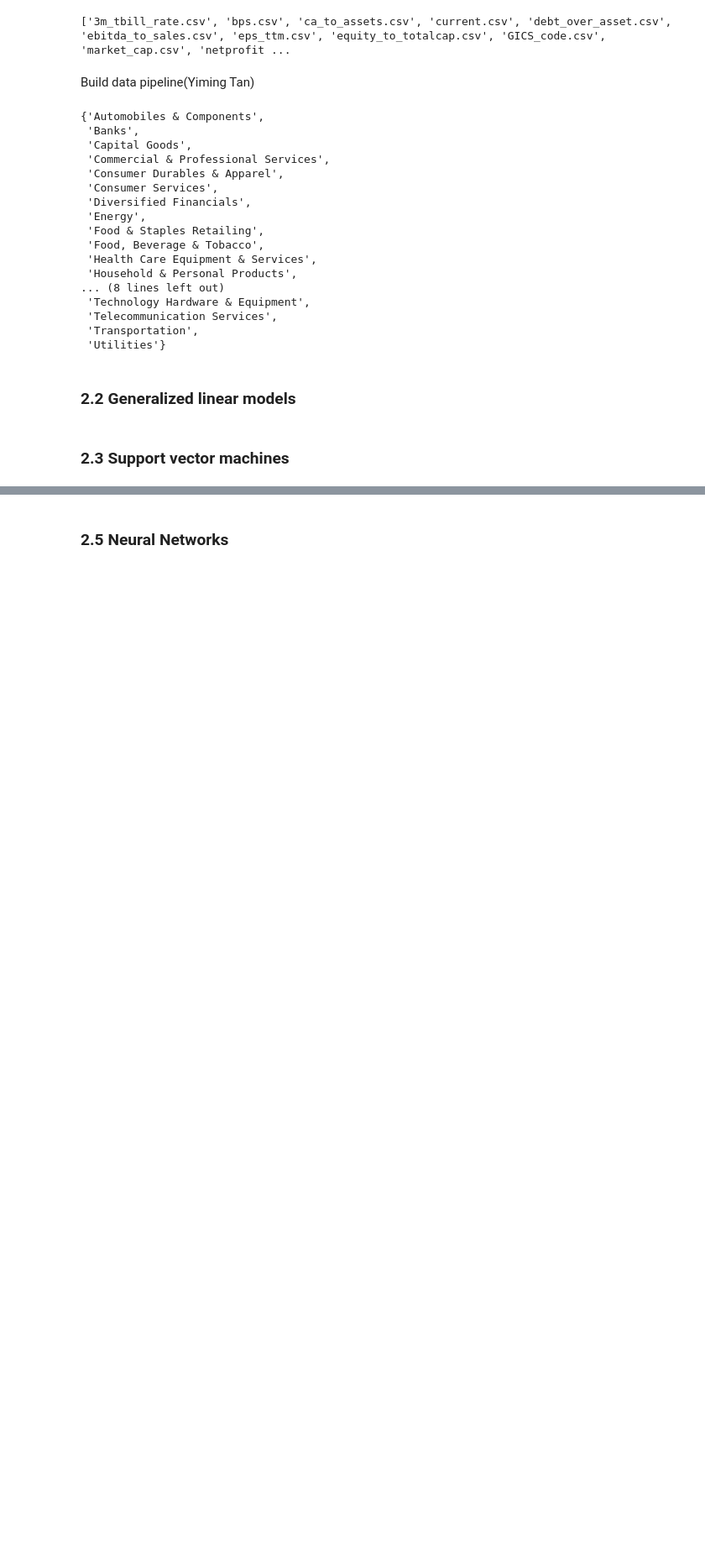
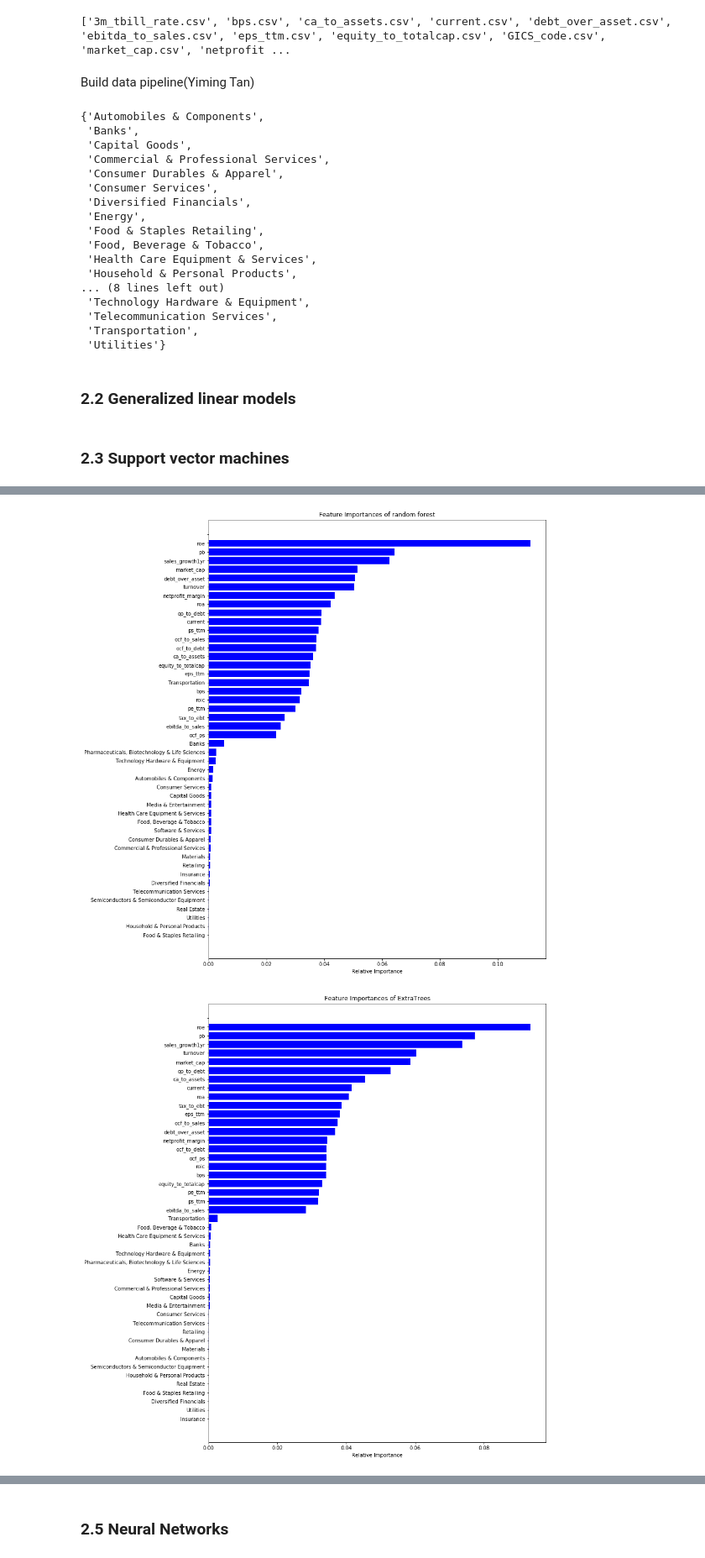
Before and after one commit to lanyama19/CFRM521Project, a Jupyter notebook: CFRM521_Project .ipynb, the cells around one changed output, grey strips where cells are left out. Shown: that part at 84% size. Drawn from its saved outputs; the diff is of its cells as text; code cells hidden in the pictures; blank space fills up the shorter version.

```diff
--- a/CFRM521_Project .ipynb
+++ b/CFRM521_Project .ipynb
@@ -260,0 +554,12 @@ with open('cleanTest.p', 'wb') as hp:
+# %%
+from sklearn.model_selection import cross_val_predict
+
+models = [best_rf_reg, extratrees, ada, gb]
+model_names = ["forest", "ExtraTrees", "AdaBoost", "GradientBoost"]
+# %%
+pred = []
+for idx, m_ in enumerate(models):
+    pred.append(cross_val_predict(m_, X_train_full, y_train_full,
+                                  cv=3))
+    print(model_names[idx])
+pred=np.transpose(np.array(pred))
@@ -260,0 +585,6 @@ with open('cleanTest.p', 'wb') as hp:
+# %%
+pred_test = []
+for idx, m_ in enumerate(models):
+    pred_test.append(m_.predict(X_test))
+    print(model_names[idx])
+pred_test = np.transpose(np.array(pred_test))
@@ -260,0 +606,9 @@ with open('cleanTest.p', 'wb') as hp:
+# %%
+models = [best_rf_reg, extratrees, ada, gb, xgb]
+model_names = ["random forest", "ExtraTrees", "AdaBoost", "GradientBoost", "Xgboost"]
+
+importances = []
+for idx, m_ in enumerate(models):
+    importances.append(m_.feature_importances_)
+    print(model_names[idx])
+importances = np.transpose(np.array(importances))
@@ -260,0 +642,18 @@ with open('cleanTest.p', 'wb') as hp:
+# %%
+importance=best_rf_reg.feature_importances_
+indices = np.argsort(importance)
+# features= ["feature "+str(i) for i in range(47)]
+
+import matplotlib.pyplot as plt
+
+for idx, m_ in enumerate(models):
+    importance=m_.feature_importances_
+    indices = np.argsort(importance)
+    plt.figure(figsize=(12,16))
+    plt.title('Feature Importances of '+ model_names[idx])
+    plt.barh(range(len(indices)), importance[indices], color='b', align='center')
+    plt.yticks(np.arange(47),labels=[features[i] for i in indices])
+    plt.xlabel('Relative Importance')
+# %% [output]
+[figure, added]
+[figure, added]
```
Also changed, not shown: parts of 57 cells of this notebook.
